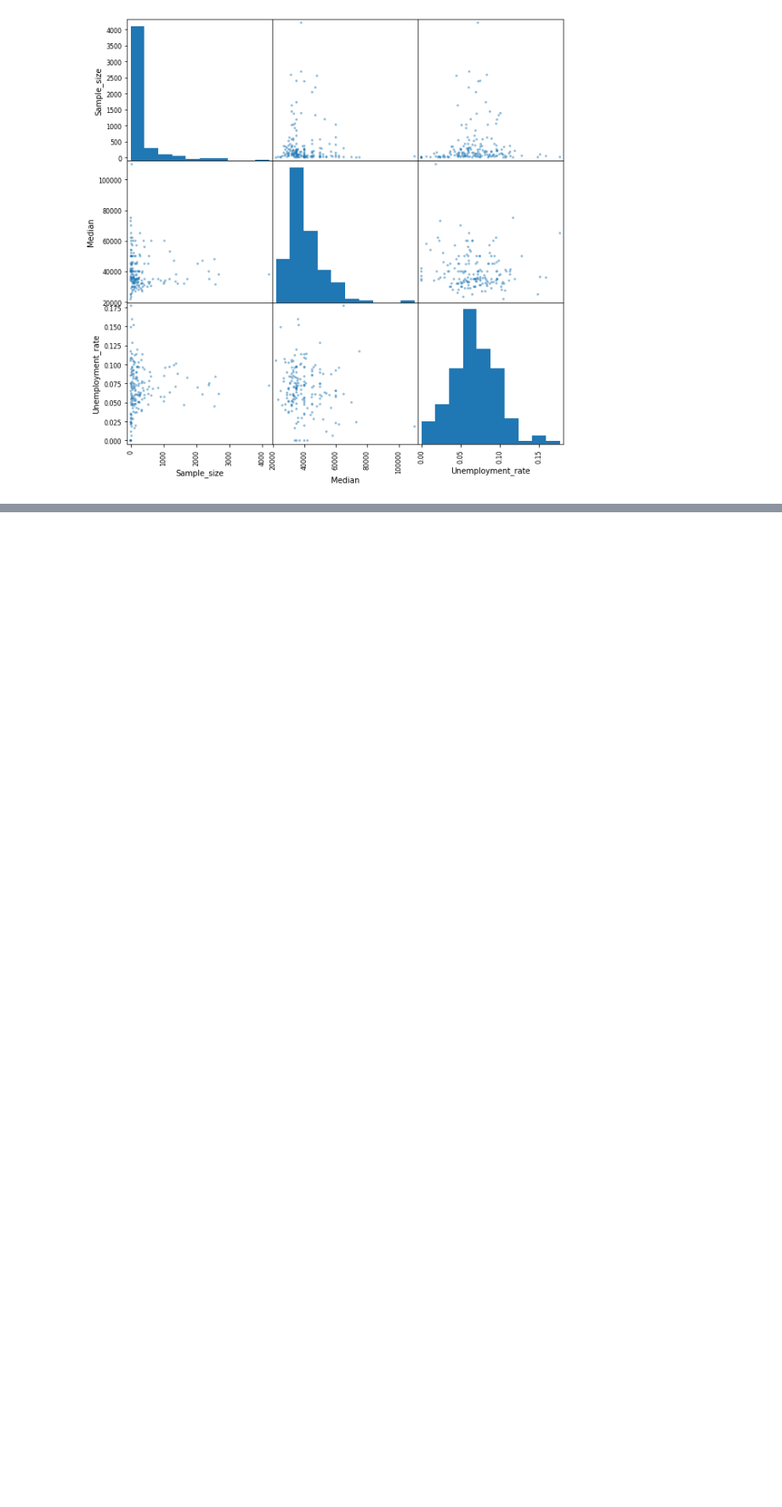
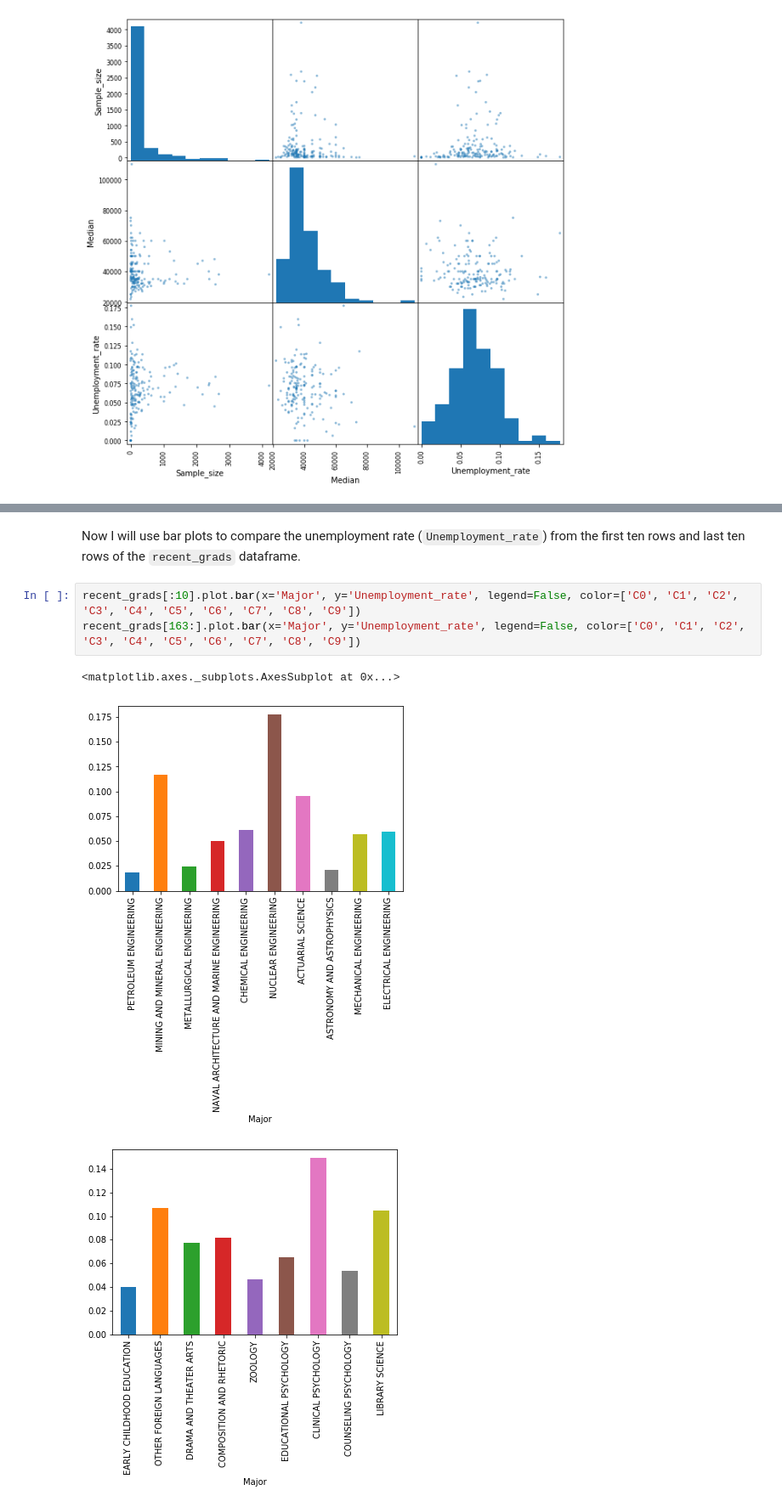
Before and after one commit to AlrightVentures/Visualising-Earnings-College, a Jupyter notebook: earnings_college_majors.ipynb, the cells around one changed output, grey strips where cells are left out. Shown at 85% size. Drawn from its saved outputs; the diff is of its cells as text; blank space fills up the shorter version.

```diff
--- a/earnings_college_majors.ipynb
+++ b/earnings_college_majors.ipynb
@@ -118,0 +211,9 @@ recent_grads[163:].plot.bar(x='Major', y='ShareWomen', legend=False)
+# %% [markdown]
+Now I will use bar plots to compare the unemployment rate (`Unemployment_rate`) from the first ten rows and last ten rows of the `recent_grads` dataframe.
+# %%
+recent_grads[:10].plot.bar(x='Major', y='Unemployment_rate', legend=False, color=['C0', 'C1', 'C2', 'C3', 'C4', 'C5', 'C6', 'C7', 'C8', 'C9'])
+recent_grads[163:].plot.bar(x='Major', y='Unemployment_rate', legend=False, color=['C0', 'C1', 'C2', 'C3', 'C4', 'C5', 'C6', 'C7', 'C8', 'C9'])
+# %% [output]
+<matplotlib.axes._subplots.AxesSubplot at 0x...>
+[figure, added]
+[figure, added]
```
Also changed, not shown: parts of 15 cells of this notebook.
